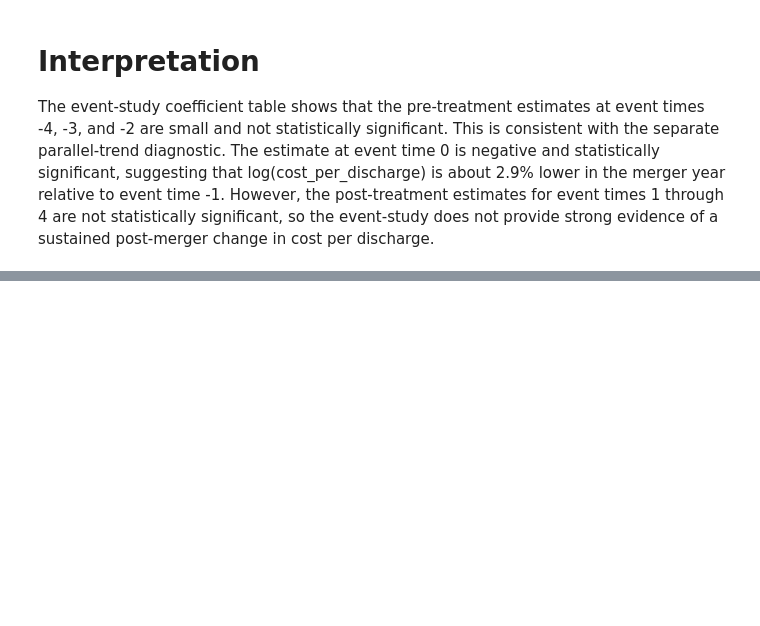
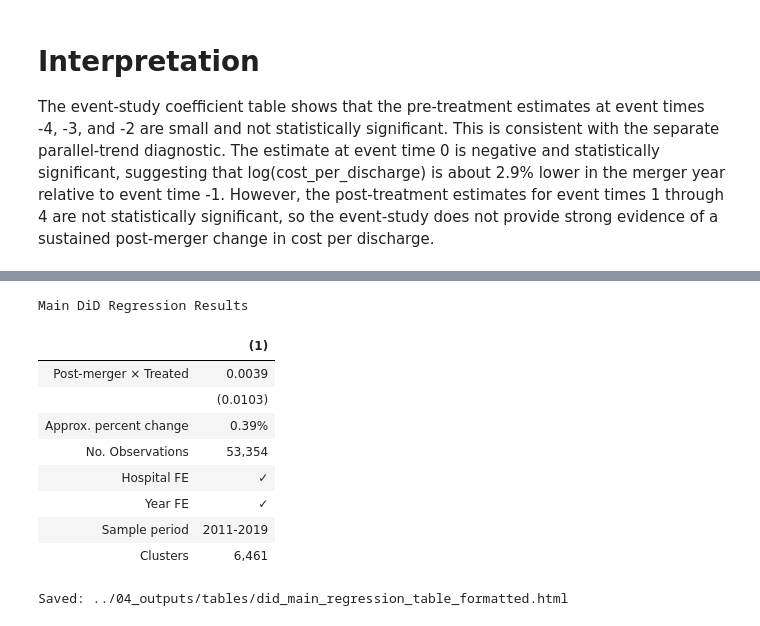
Before and after one commit to FarnooshMemari/IDS_701_final_project, a Jupyter notebook: 03_main_analysis/02_staggered_did.ipynb, the cells around one changed output, grey strips where cells are left out. Saved outputs shown, nothing was run; the diff lists cells and outputs as text; code cells hidden in the pictures; blank space fills up the shorter version.

```diff
--- a/03_main_analysis/02_staggered_did.ipynb
+++ b/03_main_analysis/02_staggered_did.ipynb
@@ -447,0 +398,64 @@ The event-study coefficient table shows that the pre-treatment estimates at even
+# %%
+# Format and display the existing did_main_table as an academic-style HTML table.
+from IPython.display import HTML
+
+title_html = (
+    "<div style='font-weight:700; margin-bottom:6px;'>Main DiD Regression Results</div>"
+)
+table_html = did_main_table.to_html(
+    index=False, escape=False, border=0, classes="reg-table"
+)
+
+formatted_html = f"""
+<style>
+table.reg-table {{
+    border-collapse: collapse;
+    margin: 0;
+    font-size: 14px;
+}}
+table.reg-table thead tr {{
+    border-top: 2px solid #000;
+    border-bottom: 1.5px solid #000;
+}}
+table.reg-table tbody tr:last-child {{
+    border-bottom: 2px solid #000;
+}}
+table.reg-table th,
+table.reg-table td {{
+    padding: 6px 12px;
+    background: #fff;
+}}
+table.reg-table th:first-child,
+table.reg-table td:first-child {{
+    text-align: left;
+}}
+table.reg-table th:nth-child(2),
+table.reg-table td:nth-child(2) {{
+    text-align: center;
+}}
+</style>
+{title_html}
+{table_html}
+"""
+
+display(HTML(formatted_html))
+
+# Save formatted HTML table.
+table_dir = Path("../04_outputs/tables")
+table_dir.mkdir(parents=True, exist_ok=True)
+formatted_html_path = table_dir / "did_main_regression_table_formatted.html"
+formatted_html_path.write_text(formatted_html, encoding="utf-8")
+
+print("Saved:", formatted_html_path)
+# %% [output]
+Main DiD Regression Results
+|  | (1) |
+| Post-merger × Treated | 0.0039 |
+|  | (0.0103) |
+| Approx. percent change | 0.39% |
+| No. Observations | 53,354 |
+| Hospital FE | ✓ |
+| Year FE | ✓ |
+| Sample period | 2011-2019 |
+| Clusters | 6,461 |
+Saved: ../04_outputs/tables/did_main_regression_table_formatted.html
```
Also changed, not shown: parts of 12 cells of this notebook.
